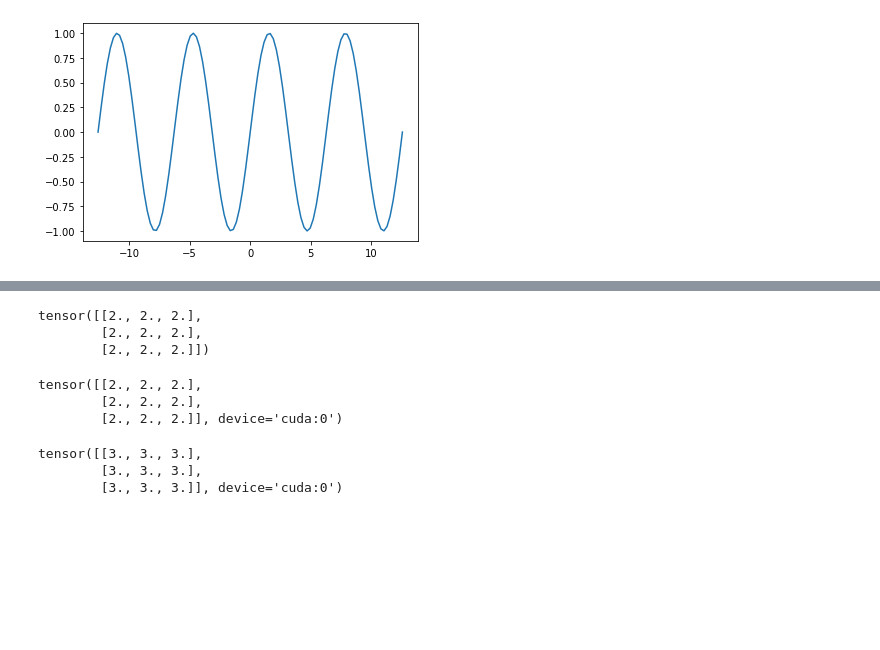
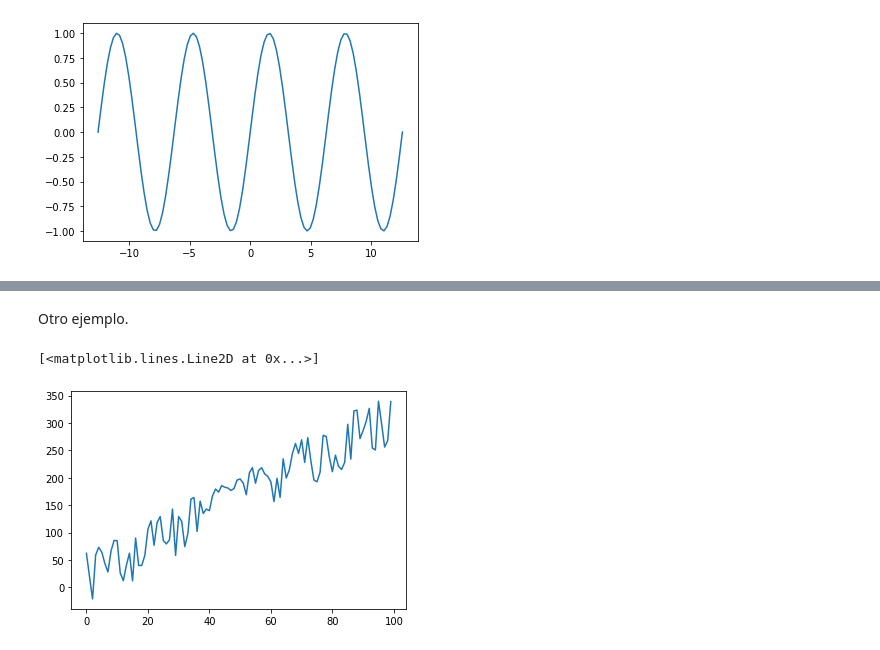
Before and after one commit to rusamentiaga/pytorch-test, a Jupyter notebook: 1_tensors.ipynb, the cells around one changed output, grey strips where cells are left out. Saved outputs shown, nothing was run; the diff lists cells and outputs as text; code cells hidden in the pictures; blank space fills up the shorter version.

```diff
--- a/1_tensors.ipynb
+++ b/1_tensors.ipynb
@@ -353,20 +345,10 @@ b = torch.ones(3,3)
-# %%
-a + b
-# %% [output]
-tensor([[2., 2., 2.],
-        [2., 2., 2.],
-        [2., 2., 2.]])
-# %%
-a = a.to('cuda')
-b = b.to('cuda')
-a + b
-# %% [output]
-tensor([[2., 2., 2.],
-        [2., 2., 2.],
-        [2., 2., 2.]], device='cuda:0')
-# %%
-a @ b
-# %% [output]
-tensor([[3., 3., 3.],
-        [3., 3., 3.],
-        [3., 3., 3.]], device='cuda:0')
+# %% [markdown]
+Otro ejemplo.
+# %%
+x = torch.tensor(range(100))
+y = 3*x + 14
+y = y + 100*(torch.rand(x.shape[0]) - 0.5)
+plt.plot(x,y)
+# %% [output]
+[<matplotlib.lines.Line2D at 0x...>]
+[figure, added]
```
Also changed, not shown: parts of 39 cells of this notebook.
